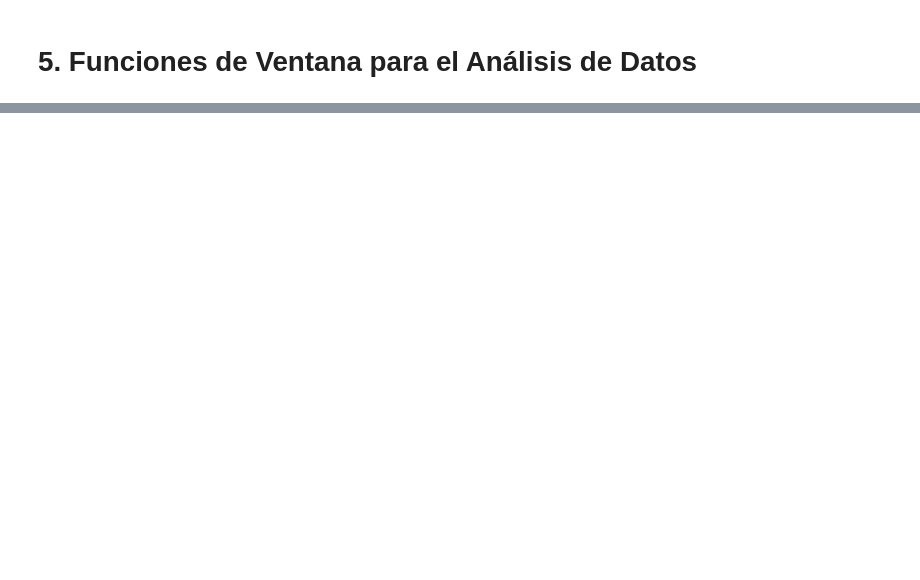
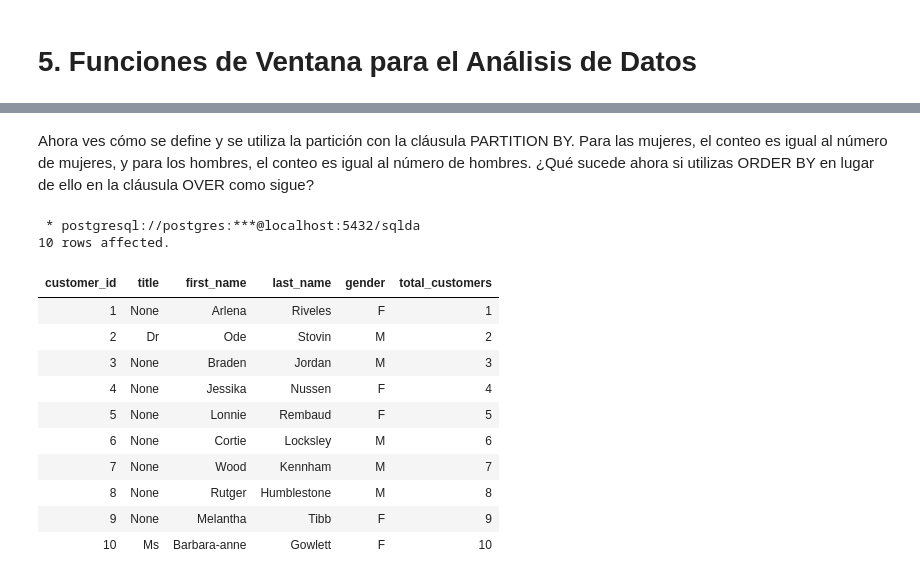
Before and after one commit to limspiga/data-modeling, a Jupyter notebook: 05_data_modeling_for_marketing.ipynb, the cells around one changed output, grey strips where cells are left out. Cells and saved outputs as stored; diff of their text form; code cells hidden in the pictures; blank space fills up the shorter version.

```diff
--- a/05_data_modeling_for_marketing.ipynb
+++ b/05_data_modeling_for_marketing.ipynb
@@ -40,0 +211,28 @@ Los siguientes temas se tratarán en este capítulo:
+# %% [markdown]
+Ahora ves cómo se define y se utiliza la partición con la cláusula PARTITION BY. Para las mujeres, el conteo es igual al número de mujeres, y para los hombres, el conteo es igual al número de hombres. ¿Qué sucede ahora si utilizas ORDER BY en lugar de ello en la cláusula OVER como sigue?
+# %%
+%%sql
+-- Figure 5.5: Customers listed using COUNT(*) ordered by the customer_id window query
+SELECT
+  customer_id, title,
+  first_name, last_name, gender,
+  COUNT(*) OVER (ORDER BY customer_id) as total_customers
+FROM
+  customers
+ORDER BY
+  customer_id
+LIMIT 10;
+# %% [output]
+ * postgresql://postgres:***@localhost:5432/sqlda
+10 rows affected.
+| customer_id | title | first_name | last_name | gender | total_customers |
+| 1 | None | Arlena | Riveles | F | 1 |
+| 2 | Dr | Ode | Stovin | M | 2 |
+| 3 | None | Braden | Jordan | M | 3 |
+| 4 | None | Jessika | Nussen | F | 4 |
+| 5 | None | Lonnie | Rembaud | F | 5 |
+| 6 | None | Cortie | Locksley | M | 6 |
+| 7 | None | Wood | Kennham | M | 7 |
+| 8 | None | Rutger | Humblestone | M | 8 |
+| 9 | None | Melantha | Tibb | F | 9 |
+| 10 | Ms | Barbara-anne | Gowlett | F | 10 |
```
Also changed, not shown: parts of 24 cells of this notebook.
